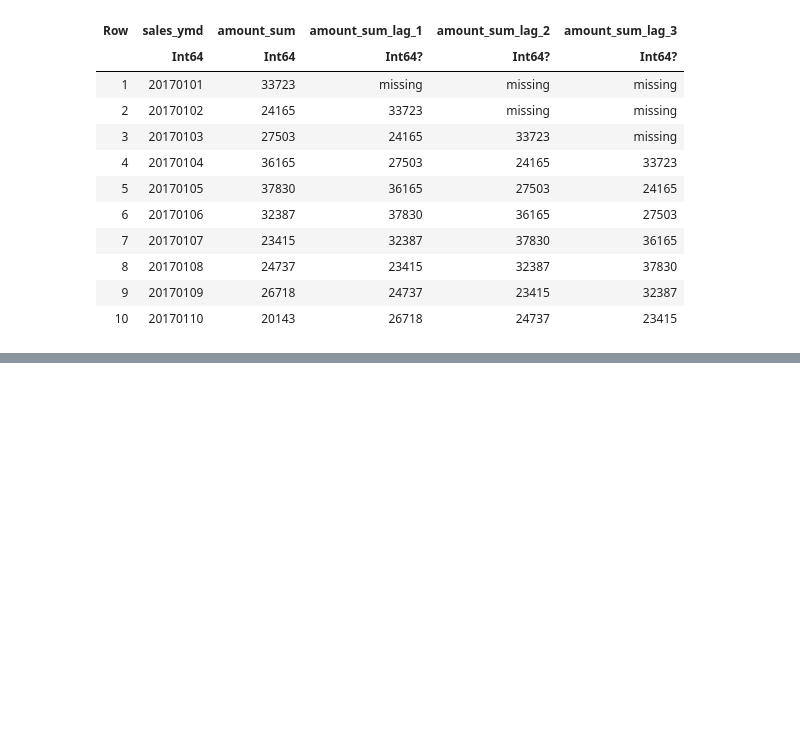
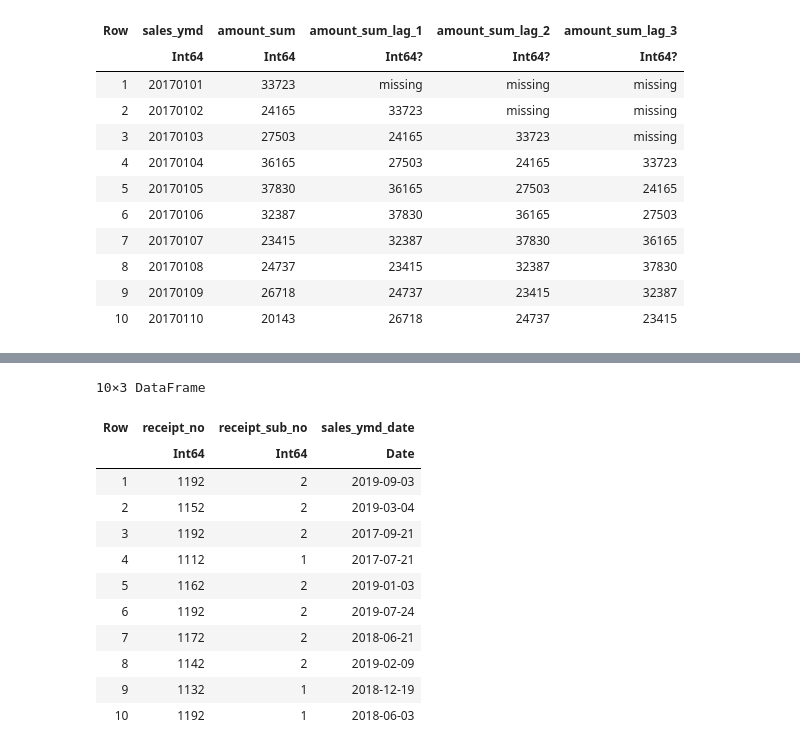
Before and after one commit to SH-UTecon/Julia_Practice, a Jupyter notebook: answers.ipynb, the cells around one changed output, grey strips where cells are left out. Saved outputs shown, nothing was run; the diff lists cells and outputs as text; code cells hidden in the pictures; blank space fills up the shorter version.

```diff
--- a/answers.ipynb
+++ b/answers.ipynb
@@ -838,0 +916,21 @@ end
+# %%
+# p47
+@chain df_receipt begin
+    transform(:sales_ymd => (x -> Date.(string.(x), DateFormat("yyyymmdd"))) => :sales_ymd_date)
+    select(:receipt_no, :receipt_sub_no, :sales_ymd_date)
+    first(10)
+end
+# %% [output]
+10×3 DataFrame
+| Row | receipt_no | receipt_sub_no | sales_ymd_date |
+|  | Int64 | Int64 | Date |
+| 1 | 1192 | 2 | 2019-09-03 |
+| 2 | 1152 | 2 | 2019-03-04 |
+| 3 | 1192 | 2 | 2017-09-21 |
+| 4 | 1112 | 1 | 2017-07-21 |
+| 5 | 1162 | 2 | 2019-01-03 |
+| 6 | 1192 | 2 | 2019-07-24 |
+| 7 | 1172 | 2 | 2018-06-21 |
+| 8 | 1142 | 2 | 2019-02-09 |
+| 9 | 1132 | 1 | 2018-12-19 |
+| 10 | 1192 | 1 | 2018-06-03 |
```
Also changed, not shown: parts of 15 cells of this notebook.
